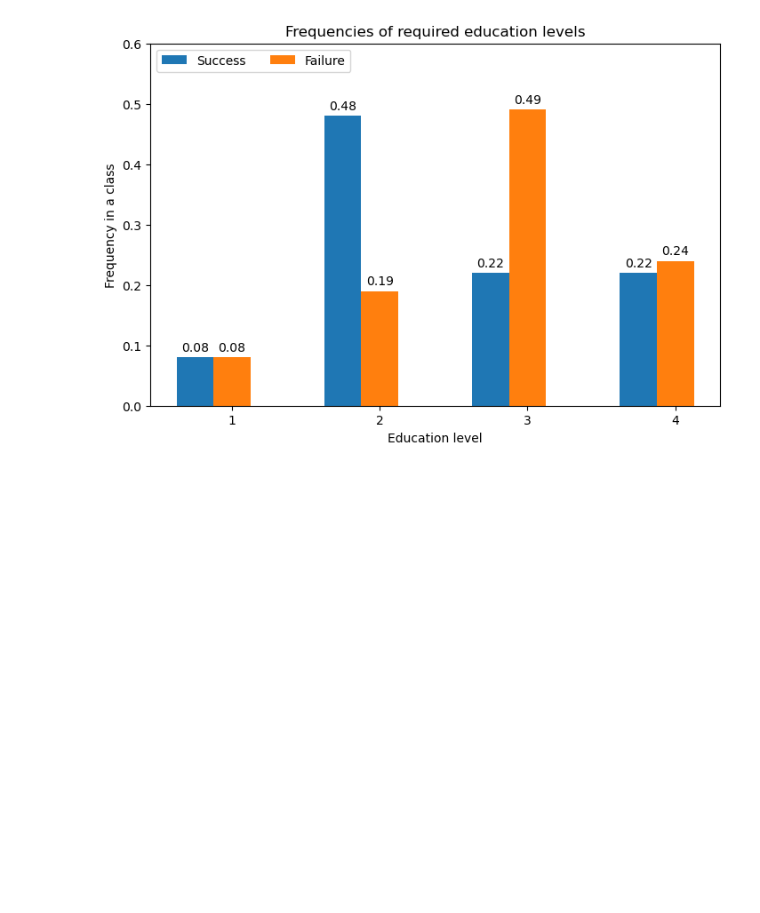
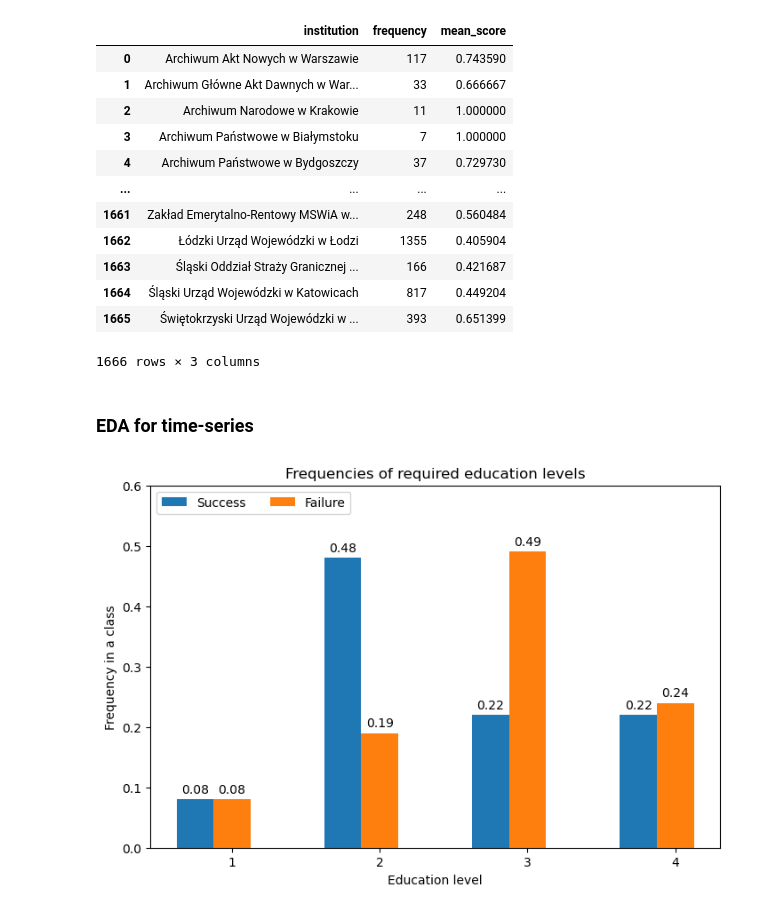
Before and after one commit to BERENZ/2024-mgr-sluzba-cywilna, a Jupyter notebook: Python/Code/EDA.ipynb, the cells around one changed output. Drawn from its saved outputs; the diff is of its cells as text; code cells hidden in the pictures; blank space fills up the shorter version.

```diff
--- a/Python/Code/EDA.ipynb
+++ b/Python/Code/EDA.ipynb
@@ -54,3 +80,11 @@ avg_responsibility_len_failure = df_failure['responsibilities'].str.len().mean()
 # Average length of necessary requirements description.
 avg_req_len_success = df_success['requirements'].str.len().mean()
 avg_req_len_failure = df_failure['requirements'].str.len().mean()
+
+#
+# institution_group_count = (df.groupby(["institution"])["result"].agg(mean()).reset_index(name='frequency')
+
+result_group_stats = df.groupby("institution").agg(
+    frequency=('result', 'size'),
+    mean_score=('result', 'mean')
+).reset_index()
@@ -58,0 +91,18 @@ avg_req_len_failure = df_failure['requirements'].str.len().mean()
+# %%
+result_group_stats
+# %% [output]
+|  | institution | frequency | mean_score |
+| 0 | Archiwum Akt Nowych w Warszawie | 117 | 0.743590 |
+| 1 | Archiwum Główne Akt Dawnych w War... | 33 | 0.666667 |
+| 2 | Archiwum Narodowe w Krakowie | 11 | 1.000000 |
+| 3 | Archiwum Państwowe w Białymstoku | 7 | 1.000000 |
+| 4 | Archiwum Państwowe w Bydgoszczy | 37 | 0.729730 |
+| ... | ... | ... | ... |
+| 1661 | Zakład Emerytalno-Rentowy MSWiA w... | 248 | 0.560484 |
+| 1662 | Łódzki Urząd Wojewódzki w Łodzi | 1355 | 0.405904 |
+| 1663 | Śląski Oddział Straży Granicznej ... | 166 | 0.421687 |
+| 1664 | Śląski Urząd Wojewódzki w Katowicach | 817 | 0.449204 |
+| 1665 | Świętokrzyski Urząd Wojewódzki w ... | 393 | 0.651399 |
+1666 rows × 3 columns
+# %% [markdown]
+### EDA for time-series
```
Also changed, not shown: parts of 10 cells of this notebook, 12 other files.
